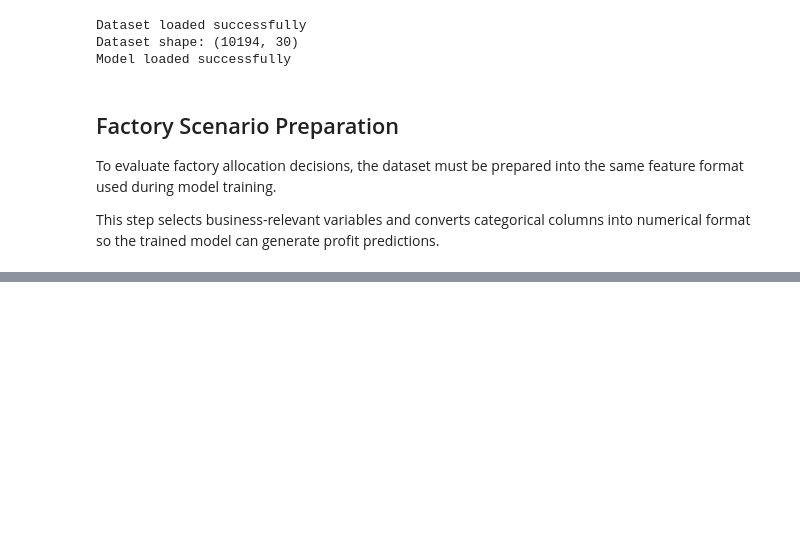
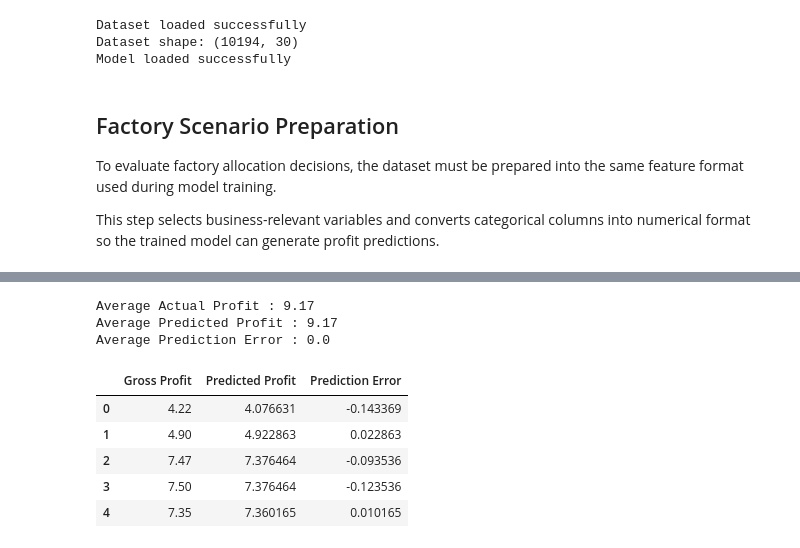
Before and after one commit to AN-ai-del/nassau-candy-factory-optimization, a Jupyter notebook: notebooks/05_Factory_Optimization.ipynb, the cells around one changed output, grey strips where cells are left out. Saved outputs shown, nothing was run; the diff lists cells and outputs as text; code cells hidden in the pictures; blank space fills up the shorter version.

```diff
--- a/notebooks/05_Factory_Optimization.ipynb
+++ b/notebooks/05_Factory_Optimization.ipynb
@@ -84,0 +109,22 @@ Scenario feature matrix shape: (10194, 16)
+# %%
+comparison = df[["Gross Profit", "Predicted Profit"]].copy()
+
+comparison["Prediction Error"] = (
+    comparison["Predicted Profit"] - comparison["Gross Profit"]
+)
+
+print("Average Actual Profit :", round(comparison["Gross Profit"].mean(), 2))
+print("Average Predicted Profit :", round(comparison["Predicted Profit"].mean(), 2))
+print("Average Prediction Error :", round(comparison["Prediction Error"].mean(), 2))
+
+comparison.head()
+# %% [output]
+Average Actual Profit : 9.17
+Average Predicted Profit : 9.17
+Average Prediction Error : 0.0
+|  | Gross Profit | Predicted Profit | Prediction Error |
+| 0 | 4.22 | 4.076631 | -0.143369 |
+| 1 | 4.90 | 4.922863 | 0.022863 |
+| 2 | 7.47 | 7.376464 | -0.093536 |
+| 3 | 7.50 | 7.376464 | -0.123536 |
+| 4 | 7.35 | 7.360165 | 0.010165 |
```
Also changed, not shown: parts of 17 cells of this notebook, 1 other file.
